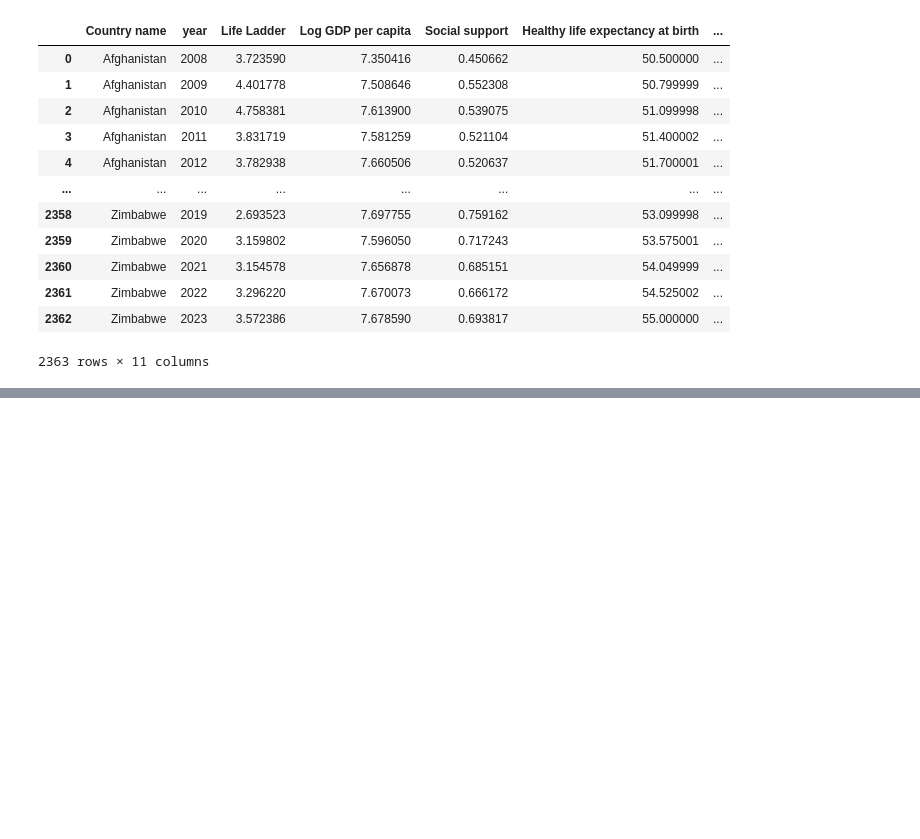
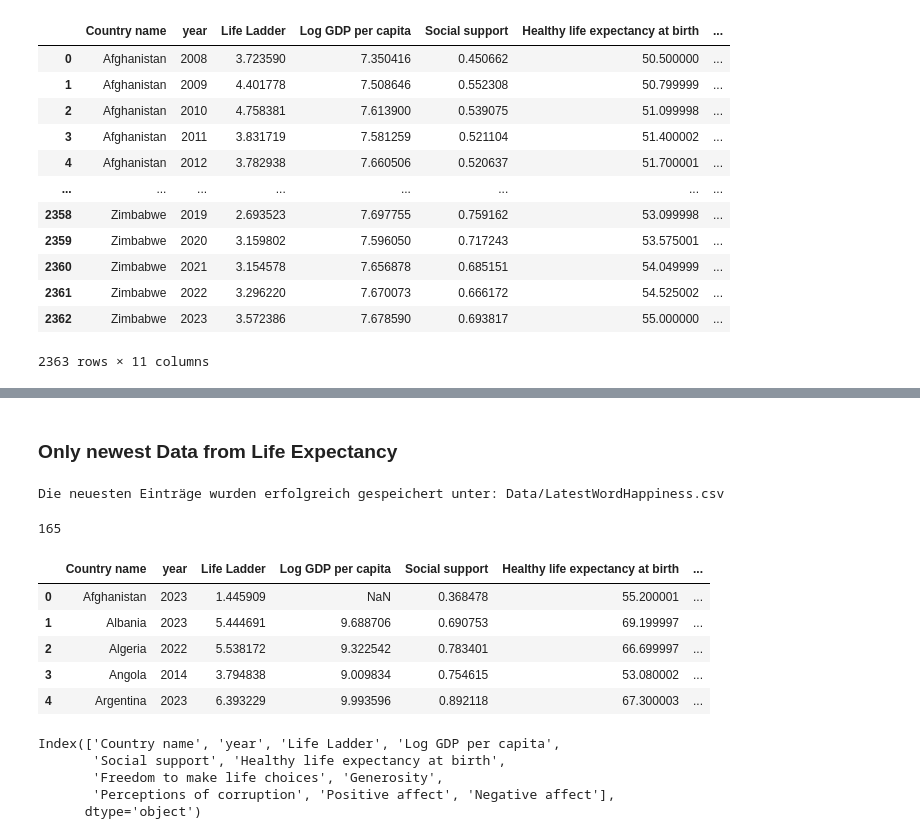
Before and after one commit to mats-ad/Quality-of-Life-World, a Jupyter notebook: DAP_Test.ipynb, the cells around one changed output, grey strips where cells are left out. Cells and saved outputs as stored; diff of their text form; code cells hidden in the pictures; blank space fills up the shorter version.

```diff
--- a/DAP_Test.ipynb
+++ b/DAP_Test.ipynb
@@ -254,0 +380,37 @@ fig.show()
+# %% [markdown]
+### Only newest Data from Life Expectancy
+# %%
+import pandas as pd
+
+# Neueste Einträge für jedes Land extrahieren
+latest_entries = WordHappiness.loc[
+    WordHappiness.groupby('Country name')['year'].idxmax()
+]
+
+# Ergebnis speichern oder anzeigen
+output_path = 'Data/LatestWordHappiness.csv'
+latest_entries.to_csv(output_path, index=False)
+
+print("Die neuesten Einträge wurden erfolgreich gespeichert unter:", output_path)
+# %% [output]
+Die neuesten Einträge wurden erfolgreich gespeichert unter: Data/LatestWordHappiness.csv
+# %%
+LatestWordHappiness = pd.read_csv('Data/LatestWordHappiness.csv')
+print(LatestWordHappiness['Country name'].nunique())
+LatestWordHappiness.head()
+# %% [output]
+165
+|  | Country name | year | Life Ladder | Log GDP per capita | Social support | Healthy life expectancy at birth | ... |
+| 0 | Afghanistan | 2023 | 1.445909 | NaN | 0.368478 | 55.200001 | ... |
+| 1 | Albania | 2023 | 5.444691 | 9.688706 | 0.690753 | 69.199997 | ... |
+| 2 | Algeria | 2022 | 5.538172 | 9.322542 | 0.783401 | 66.699997 | ... |
+| 3 | Angola | 2014 | 3.794838 | 9.009834 | 0.754615 | 53.080002 | ... |
+| 4 | Argentina | 2023 | 6.393229 | 9.993596 | 0.892118 | 67.300003 | ... |
+# %%
+LatestWordHappiness.columns
+# %% [output]
+Index(['Country name', 'year', 'Life Ladder', 'Log GDP per capita',
+       'Social support', 'Healthy life expectancy at birth',
+       'Freedom to make life choices', 'Generosity',
+       'Perceptions of corruption', 'Positive affect', 'Negative affect'],
+      dtype='object')
```
Also changed, not shown: parts of 24 cells of this notebook.
